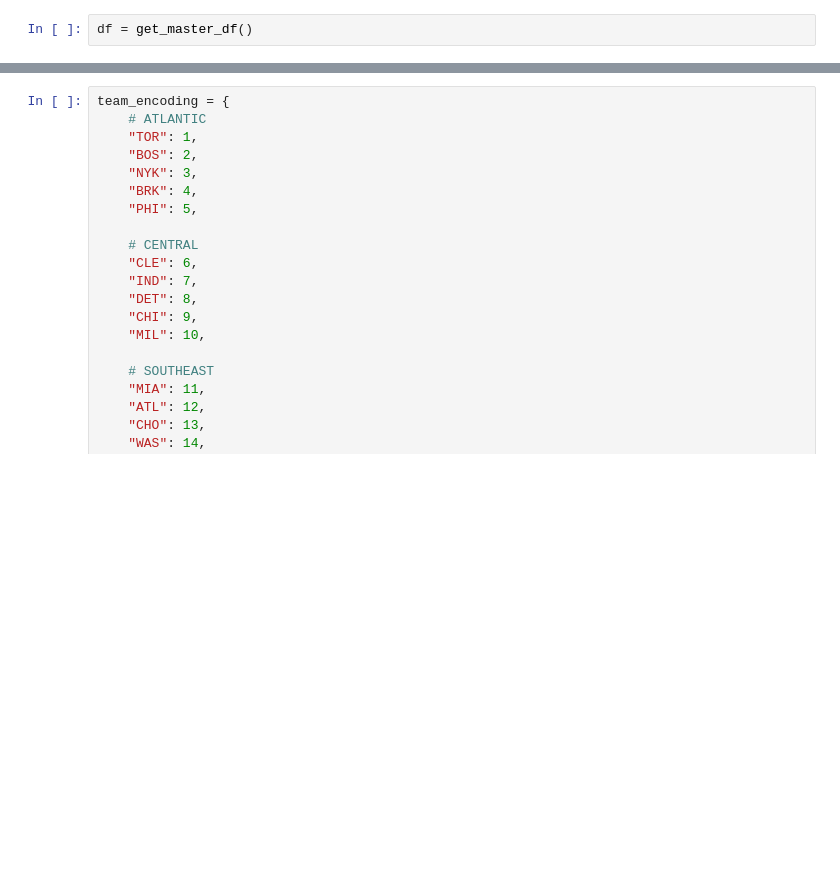
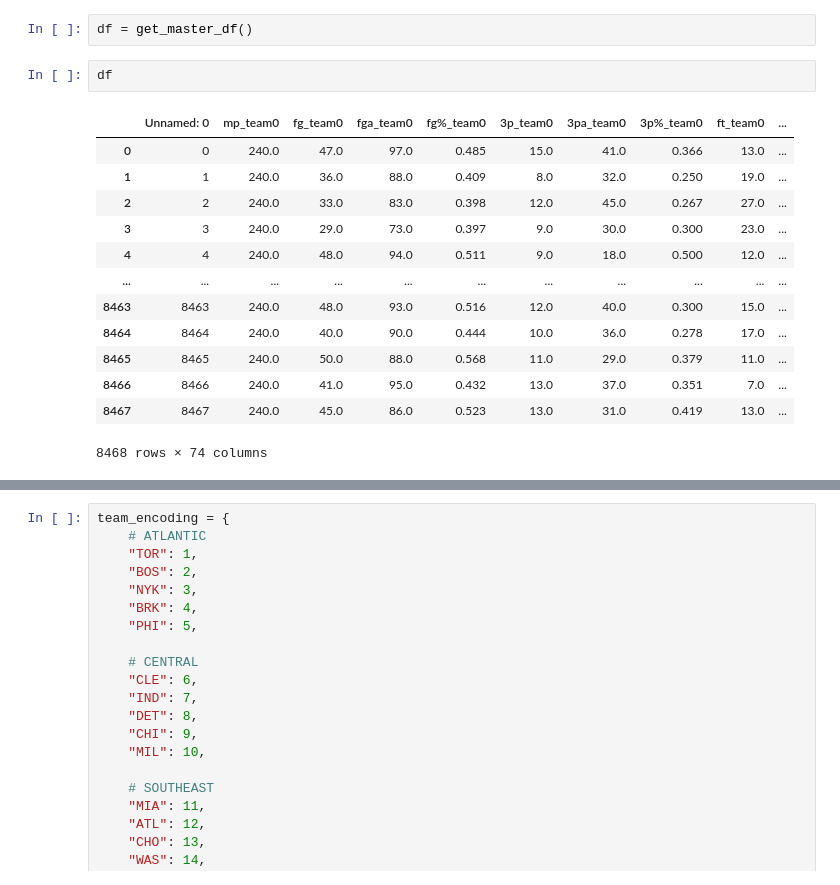
Before and after one commit to parminpatel28/MSCI-446-Project, a Jupyter notebook: export_cumulative_df.ipynb, the cells around one changed output, grey strips where cells are left out. Drawn from its saved outputs; the diff is of its cells as text; blank space fills up the shorter version.

```diff
--- a/export_cumulative_df.ipynb
+++ b/export_cumulative_df.ipynb
@@ -3,6 +3,22 @@ import pandas as pd
 from helper_functions import get_master_df, save_df
 # %%
 df = get_master_df()
+# %%
+df
+# %% [output]
+|  | Unnamed: 0 | mp_team0 | fg_team0 | fga_team0 | fg%_team0 | 3p_team0 | 3pa_team0 | 3p%_team0 | ft_team0 | ... |
+| 0 | 0 | 240.0 | 47.0 | 97.0 | 0.485 | 15.0 | 41.0 | 0.366 | 13.0 | ... |
+| 1 | 1 | 240.0 | 36.0 | 88.0 | 0.409 | 8.0 | 32.0 | 0.250 | 19.0 | ... |
+| 2 | 2 | 240.0 | 33.0 | 83.0 | 0.398 | 12.0 | 45.0 | 0.267 | 27.0 | ... |
+| 3 | 3 | 240.0 | 29.0 | 73.0 | 0.397 | 9.0 | 30.0 | 0.300 | 23.0 | ... |
+| 4 | 4 | 240.0 | 48.0 | 94.0 | 0.511 | 9.0 | 18.0 | 0.500 | 12.0 | ... |
+| ... | ... | ... | ... | ... | ... | ... | ... | ... | ... | ... |
+| 8463 | 8463 | 240.0 | 48.0 | 93.0 | 0.516 | 12.0 | 40.0 | 0.300 | 15.0 | ... |
+| 8464 | 8464 | 240.0 | 40.0 | 90.0 | 0.444 | 10.0 | 36.0 | 0.278 | 17.0 | ... |
+| 8465 | 8465 | 240.0 | 50.0 | 88.0 | 0.568 | 11.0 | 29.0 | 0.379 | 11.0 | ... |
+| 8466 | 8466 | 240.0 | 41.0 | 95.0 | 0.432 | 13.0 | 37.0 | 0.351 | 7.0 | ... |
+| 8467 | 8467 | 240.0 | 45.0 | 86.0 | 0.523 | 13.0 | 31.0 | 0.419 | 13.0 | ... |
+8468 rows × 74 columns
 # %%
 original_columns = df.columns
 
```
Also changed, not shown: parts of 4 cells of this notebook, 3 other files.
